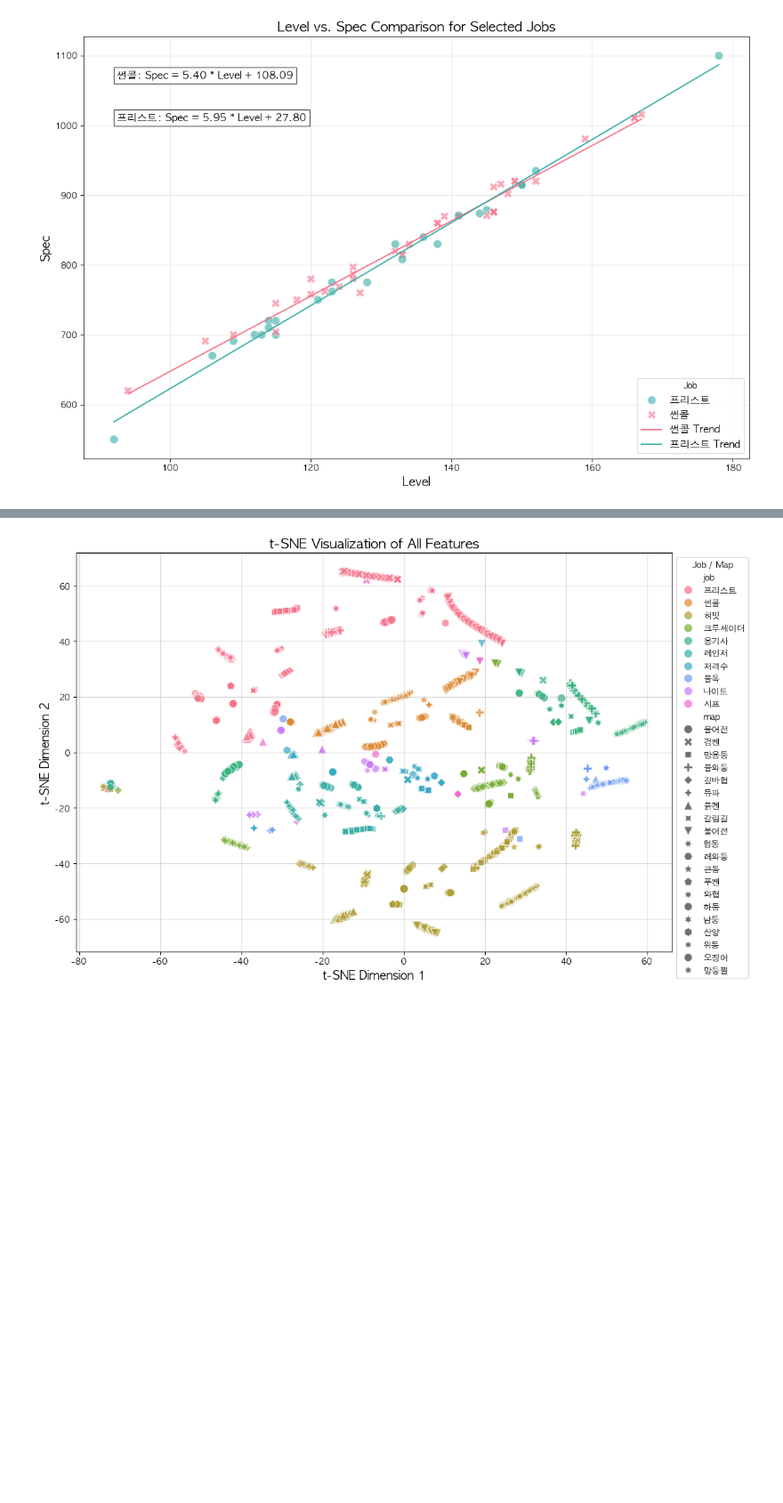
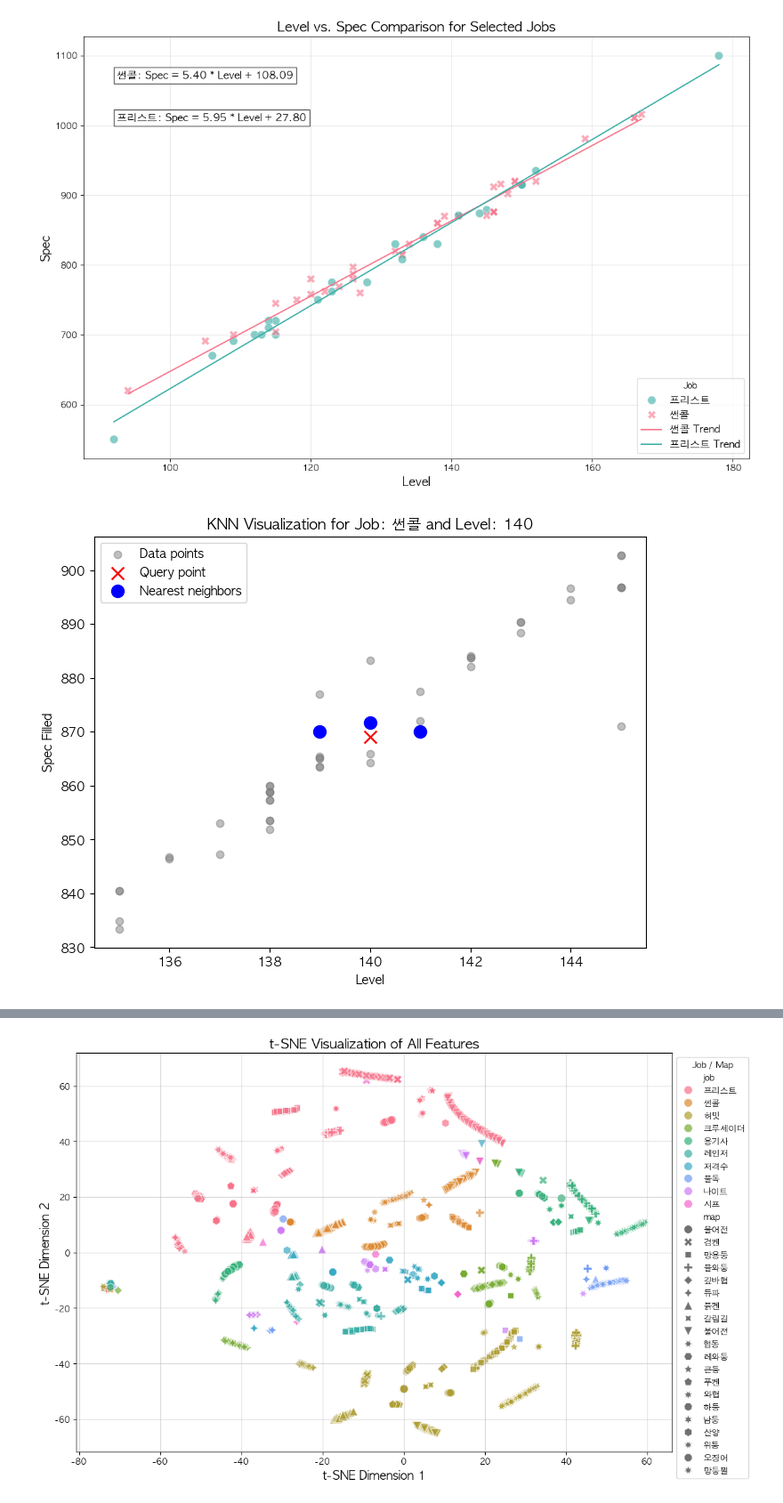
Before and after one commit to jongwonIee/mapleland, a Jupyter notebook: party/main.ipynb, the cells around one changed output, grey strips where cells are left out. Shown at 89% size. Saved outputs shown, nothing was run; the diff lists cells and outputs as text; code cells hidden in the pictures; blank space fills up the shorter version.

Commit message:
file structure and recommendation systems

```diff
--- a/party/main.ipynb
+++ b/party/main.ipynb
@@ -1304,61 +1024,81 @@ visualize_level_spec_comparison(processed_df, ['썬콜', '프리스트'])
 [figure]
 [figure]
 # %%
+import matplotlib.pyplot as plt
+import numpy as np
+import pandas as pd
+from sklearn.neighbors import NearestNeighbors
+
 # Function to get map recommendations based on a given level and job
-def recommend_map(level, job, level_range=3):
+def recommend_map(level, job, level_range=5):
     # Data Preprocessing: Remove rows with missing values in important columns
-    df_cleaned = df.dropna(subset=['level', 'job', 'spec_filled', 'map'])
+    df_cleaned = df.dropna(subset=['level', 'spec_filled', 'map'])
 
-    # Encoding categorical 'job' feature into numerical values for modeling
-    df_cleaned['job_encoded'] = pd.factorize(df_cleaned['job'])[0]
-
-    # Prepare feature matrix (X) for KNN model: 'level', 'job_encoded', 'spec_filled'
-    X = df_cleaned[['level', 'job_encoded', 'spec_filled']].values
-
-    # Prepare target (map) column
-    maps = df_cleaned['map'].values
-
-    # KNN Model for finding similar maps based on features
-    knn = NearestNeighbors(n_neighbors=3, algorithm='auto', metric='euclidean')
-    knn.fit(X)
-
-    # Encode the job feature for the given job
-    job_encoded = pd.factorize(df_cleaned['job'])[0][df_cleaned['job'] == job][0]
-
-    # Get the spec_filled values for the input level and job within the specified range
-    level_range_min = level - level_range
-    level_range_max = level + level_range
-    relevant_data = df_cleaned[(df_cleaned['level'] >= level_range_min) &
-                              (df_cleaned['level'] <= level_range_max) &
-                              (df_cleaned['job'] == job)]
+    # Filter the dataset to use only the data corresponding to the input job
+    relevant_data = df_cleaned[(df_cleaned['level'] >= level - level_range) &
+                               (df_cleaned['level'] <= level + level_range) &
+                               (df_cleaned['job'] == job)]
 
     if relevant_data.empty:
         return "No data available for this job/level combination within the specified range."
 
-    # Prepare feature matrix for the relevant data
-    X_relevant = relevant_data[['level', 'job_encoded', 'spec_filled']].values
+    # Prepare feature matrix (X) for KNN model: 'level', 'spec_filled'
+    X = relevant_data[['level', 'spec_filled']].values
     maps_relevant = relevant_data['map'].values
 
-    # KNN Model for finding similar maps based on the relevant data
+    # KNN Model for finding similar maps based on features
     knn_relevant = NearestNeighbors(n_neighbors=3, algorithm='auto', metric='euclidean')
-    knn_relevant.fit(X_relevant)
+    knn_relevant.fit(X)
 
-    # Create a feature vector for the input (level, job_encoded, spec_filled)
-    input_spec_filled = relevant_data['spec_filled'].min()
-    input_vector = np.array([[level, job_encoded, input_spec_filled]])
+    # Create a feature vector for the input (level, spec_filled)
+    input_spec_filled = relevant_data['spec_filled'].mean()  # Use the mean spec_filled value for input
+    input_vector = np.array([[level, input_spec_filled]])
 
     # Find the top 3 nearest neighbors (maps) based on the input features
     distances, indices = knn_relevant.kneighbors(input_vector)
 
     # Get the top 3 map recommendations and their corresponding distances
     recommended_maps = maps_relevant[indices.flatten()]
     recommendation_scores = distances.flatten()
 
-    return recommended_maps, recommendation_scores
+    # Remove duplicate maps if any
+    recommended_maps = list(dict.fromkeys(recommended_maps))[:3]  # Limit to 3 unique maps
+
+    # Sort the recommendations by raw distance (lower distance is better)
+    sorted_recommendations = sorted(zip(recommended_maps, recommendation_scores), key=lambda x: x[1])
+
+    # Visualize the KNN results
+    if isinstance(recommended_maps, list):
+        maps = relevant_data['map'].values
+        levels = relevant_data['level'].values
+        spec_filled = relevant_data['spec_filled'].values
+
+        # Plot all data points
+        plt.figure(figsize=(8, 6))
+        plt.scatter(levels, spec_filled, c='gray', label='Data points', alpha=0.5)
+
+        # Highlight the query point
+        plt.scatter(level, input_spec_filled, c='red', label='Query point', s=100, marker='x')
+
+        # Highlight the nearest neighbors
+        nearest_neighbors = X[indices.flatten()]
+        plt.scatter(nearest_neighbors[:, 0], nearest_neighbors[:, 1], c='blue', label='Nearest neighbors', s=100, marker='o')
+
+        # Labels and title
+        plt.xlabel('Level')
+        plt.ylabel('Spec Filled')
+        plt.title(f"KNN Visualization for Job: {job} and Level: {level}")
+        plt.legend()
+
+        # Show plot
+        plt.show()
+
+    return sorted_recommendations
 
 # Example usage
-recommended_maps, recommendation_scores = recommend_map(150, "썬콜", level_range=3)
+recommended_maps = recommend_map(140, "썬콜", level_range=5)
 
-# Output the recommended maps and their scores
-list(zip(recommended_maps, recommendation_scores))
+# Output the recommended maps and their scores (raw distance)
+print("Recommended Maps and Scores:", recommended_maps)
 # %% [output]
+[figure, added]
```
Also changed, not shown: parts of 14 cells of this notebook, 4 other files.
